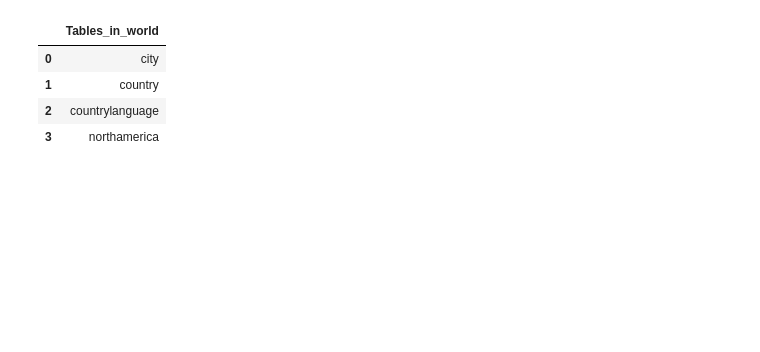
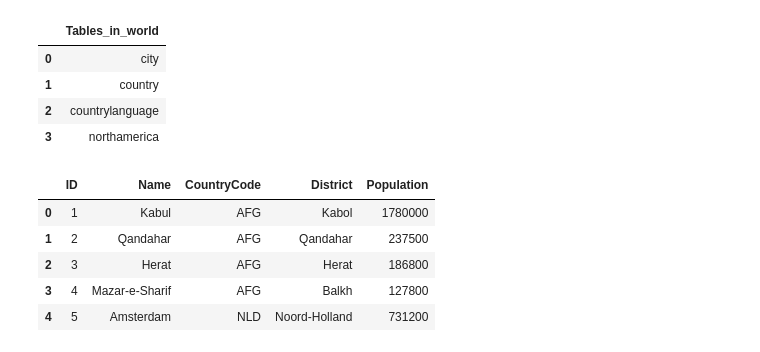
Before and after one commit to franciskyalo/sql_queries, a Jupyter notebook: sql.ipynb, the cells around one changed output. Drawn from its saved outputs; the diff is of its cells as text; code cells hidden in the pictures; blank space fills up the shorter version.

```diff
--- a/sql.ipynb
+++ b/sql.ipynb
@@ -33,3 +31,15 @@ pd.read_sql_query('SHOW TABLES', conn)
 | 1 | country |
 | 2 | countrylanguage |
 | 3 | northamerica |
+# %%
+# checking the first few rows of the city table
+city_df = pd.read_sql_query('SELECT * FROM city', conn)
+
+city_df.head()
+# %% [output]
+|  | ID | Name | CountryCode | District | Population |
+| 0 | 1 | Kabul | AFG | Kabol | 1780000 |
+| 1 | 2 | Qandahar | AFG | Qandahar | 237500 |
+| 2 | 3 | Herat | AFG | Herat | 186800 |
+| 3 | 4 | Mazar-e-Sharif | AFG | Balkh | 127800 |
+| 4 | 5 | Amsterdam | NLD | Noord-Holland | 731200 |
```
Also changed, not shown: parts of 19 cells of this notebook.
